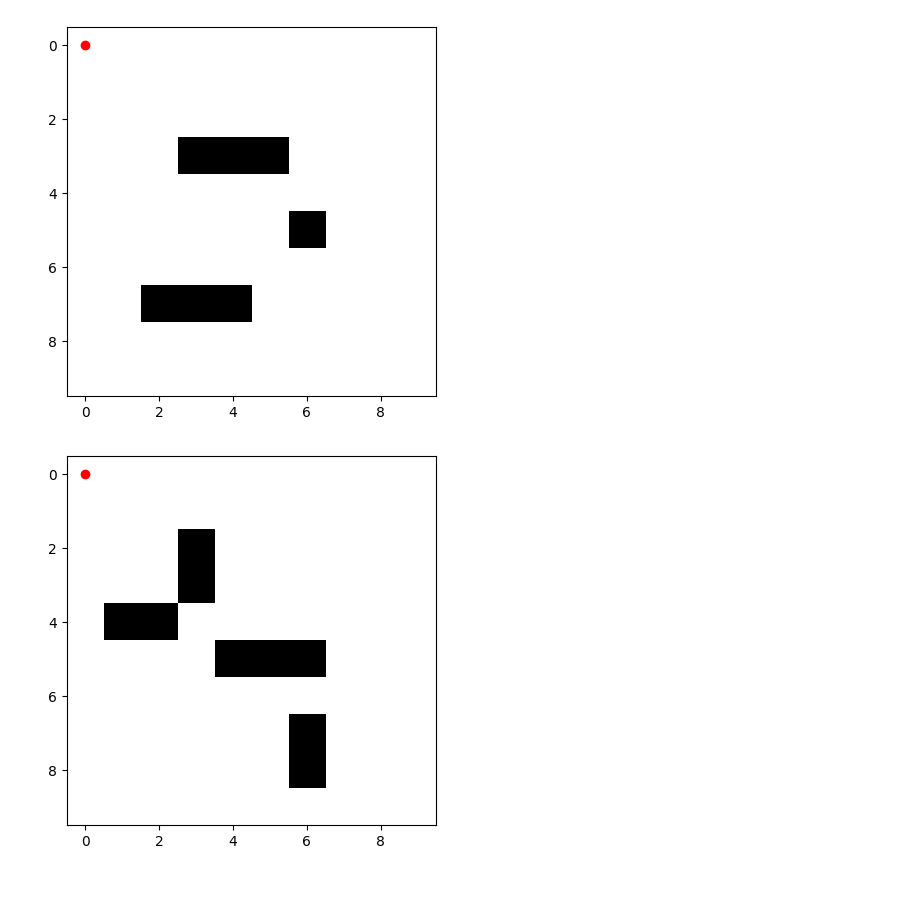
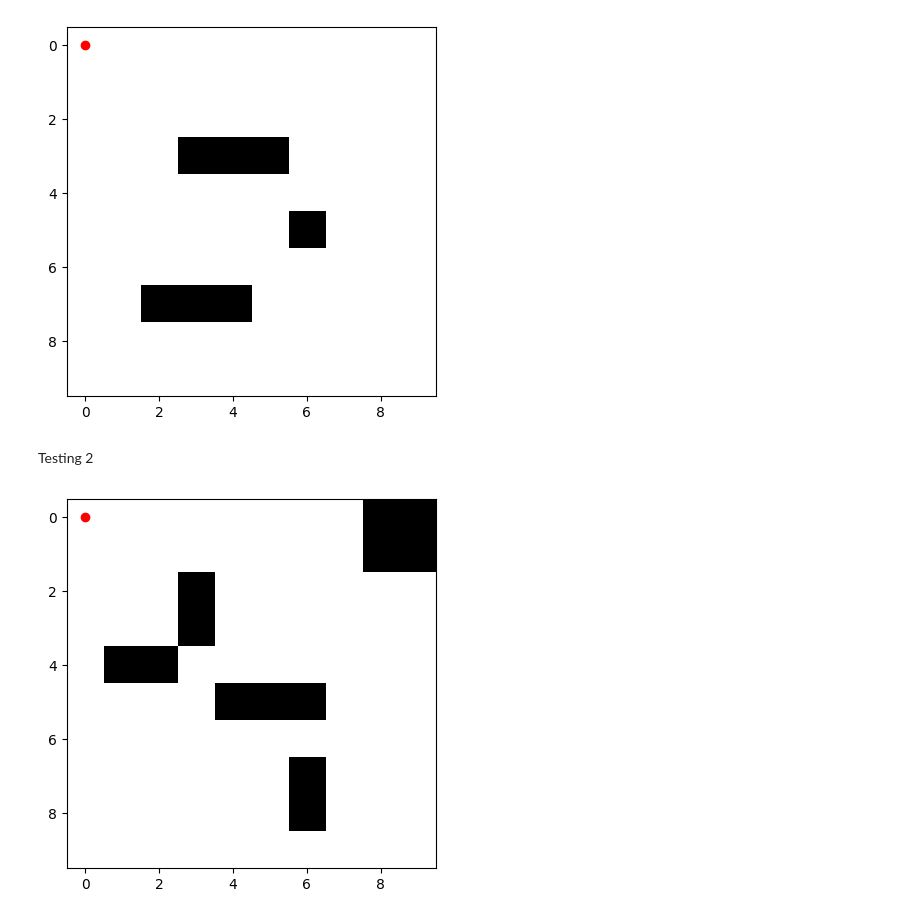
Before and after one commit to Sachit6602/Smart-Navigation-with-A-Pathfinding-with-Machine-Learning-for-Dynamic-Grid-Navigation, a Jupyter notebook: env.ipynb, the cells around one changed output. Drawn from its saved outputs; the diff is of its cells as text; code cells hidden in the pictures; blank space fills up the shorter version.

```diff
--- a/env.ipynb
+++ b/env.ipynb
@@ -224,6 +226,8 @@ plt.show()
 [figure]
 # %%
 ani.save("pathfinding_animation.gif", writer="pillow", fps=2)
+# %% [markdown]
+Testing 2
 # %%
 import numpy as np
 import matplotlib.pyplot as plt
@@ -234,11 +238,14 @@ from queue import PriorityQueue
 grid_size = 10
 grid = np.zeros((grid_size, grid_size))
 
-# Define new obstacles
-grid[2:4, 3] = 1  # Vertical obstacle
-grid[5, 4:7] = 1  # Horizontal obstacle
-grid[7:9, 6] = 1  # Another vertical obstacle
-grid[4, 1:3] = 1  # Small horizontal obstacle
+# Define obstacles
+grid[2:4, 3] = 1          # Vertical obstacle
+grid[5, 4:7] = 1          # Horizontal obstacle
+grid[7:9, 6] = 1          # Another vertical obstacle
+grid[4, 1:3] = 1          # Small horizontal obstacle
+
+# New obstacle in the upper-right corner
+grid[0:2, 8:10] = 1       # Obstacle in top-right corner (rows 0-1, columns 8-9)
 
 # A* Pathfinding Function
 def a_star(grid, start, goal):
@@ -270,31 +277,31 @@ def a_star(grid, start, goal):
                         f_score = temp_g_score + h(neighbor, goal)
                         open_list.put((f_score, neighbor))
 
     return None  # No path found
 
 # Define start and goal
 start = (0, 0)
 goal = (9, 9)
 path = a_star(grid, start, goal)
 
 # Visualization with Matplotlib
 fig, ax = plt.subplots()
 ax.imshow(grid, cmap='Greys', origin='upper')
 
 # Initialize an empty line plot for the path
 line, = ax.plot([], [], 'ro')  # 'ro' for red dots
 
 # Update function for animation
 def update(i):
     if i < len(path):
         x, y = path[i]
         line.set_data([y], [x])  # Wrap x and y in lists to meet the sequence requirement
     return line,
 
 # Set up the animation and hold onto the reference in `ani`
 ani = animation.FuncAnimation(fig, update, frames=len(path), interval=500, blit=True)
 
 # Show the plot
 plt.show()
 # %% [output]
-[figure, old version]
+[figure, new version]
```
Also changed, not shown: parts of 2 cells of this notebook.
